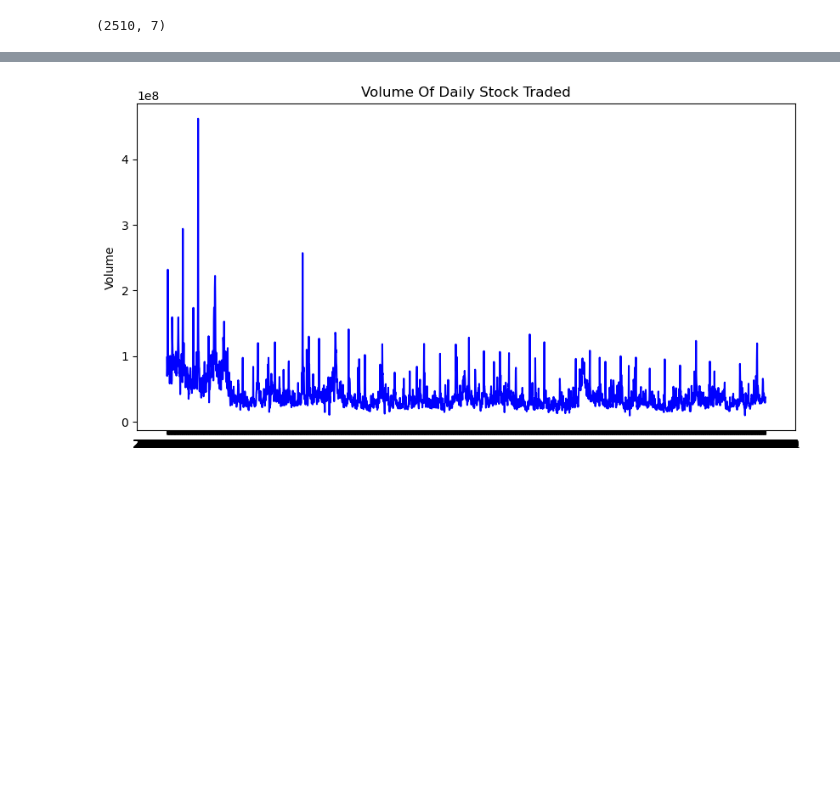
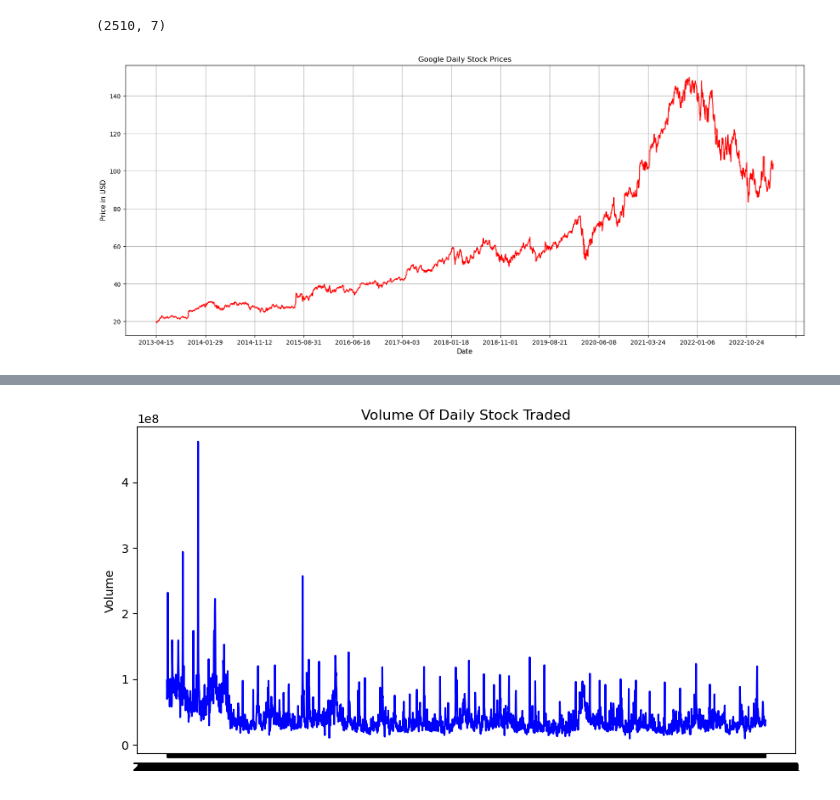
Before and after one commit to ChandaSourav/MachineLearning, a Jupyter notebook: google-stock-price.ipynb, the cells around one changed output, grey strips where cells are left out. Cells and saved outputs as stored; diff of their text form; code cells hidden in the pictures; blank space fills up the shorter version.

Commit message:
| Google Stock Price |

```diff
--- a/google-stock-price.ipynb
+++ b/google-stock-price.ipynb
@@ -114,3 +127,14 @@ dtype: int64
 daily_df.shape
 # %% [output]
 (2510, 7)
+# %%
+fig, ax = plt.subplots(figsize=(20,8))
+ax.plot(daily_df['Date'], daily_df['Close'], color='Red')
+ax.xaxis.set_major_locator(plt.MaxNLocator(15))
+ax.set_xlabel('Date', fontsize='11')
+ax.set_ylabel('Price in USD', fontsize='11')
+plt.title('Google Daily Stock Prices')
+plt.grid()
+plt.show()
+# %% [output]
+[figure, added]
```
Also changed, not shown: parts of 13 cells of this notebook.
